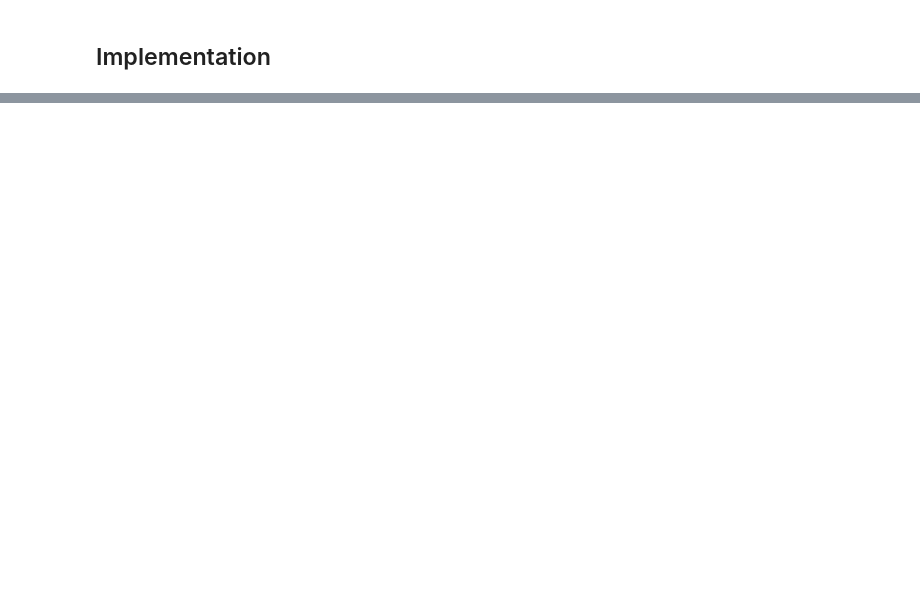
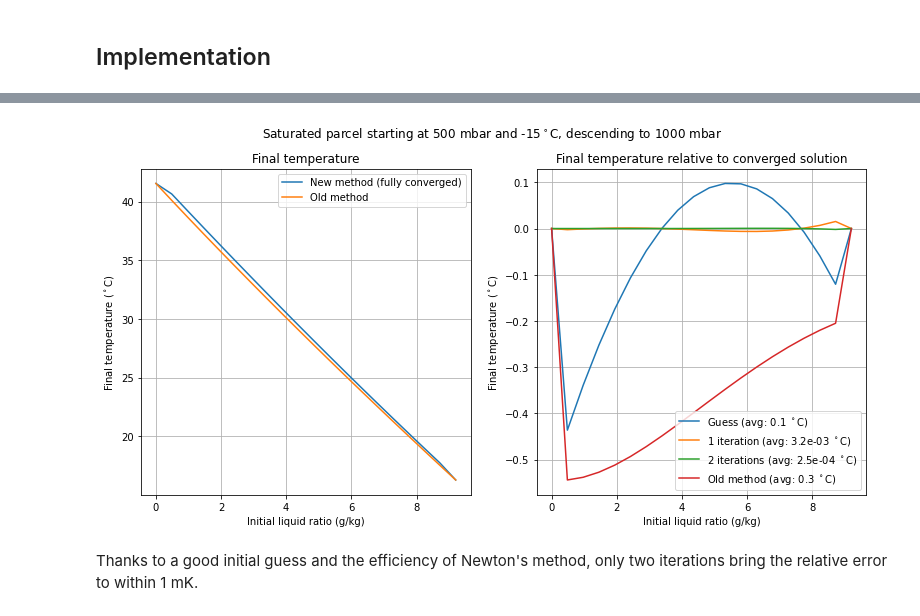
Before and after one commit to tschanzer/taste-of-research-21T3, a Jupyter notebook: notebooks/20211011_adiabat_switching/20211011_adiabat_switching.ipynb, the cells around one changed output, grey strips where cells are left out. Saved outputs shown, nothing was run; the diff lists cells and outputs as text; code cells hidden in the pictures; blank space fills up the shorter version.

Commit message:
Test adiabat switching

```diff
--- a/notebooks/20211011_adiabat_switching/20211011_adiabat_switching.ipynb
+++ b/notebooks/20211011_adiabat_switching/20211011_adiabat_switching.ipynb
@@ -291,0 +313,11 @@ def descend(
+# %%
+p_initial = 500*units.mbar
+p_final = 1000*units.mbar
+T_initial = -15*units.celsius
+# initially saturated parcel
+q_initial = saturation_specific_humidity(p_initial, T_initial)
+# values for moist descent only
+T_max_final = moist_lapse(p_final, T_initial, p_initial)
+q_max_final = saturation_specific_humidity(p_final, T_max_final)
+# ensure that adiabat switch is required
+l_initial = np.linspace(0, q_max_final - q_initial, 20)
@@ -291,0 +355,59 @@ def descend(
+# %%
+# old method
+T_final_old = []
+for i in range(l_initial.size):
+    level, level_temp = evaporation_level(p_initial, T_initial, l_initial[i])
+    T = extra_liquid_descent_profile(
+        p_final, T_initial, level, level_temp, p_initial)
+    T_final_old.append(T)
+T_final_old = concatenate(T_final_old)
+# %%
+fig = plt.figure(figsize=(13,6))
+
+ax = fig.add_subplot(121)
+ax.plot(l_initial*1e3, T_final_converged.to(units.celsius),
+        label='New method (fully converged)')
+ax.plot(l_initial*1e3, T_final_old, label='Old method')
+ax.grid()
+ax.legend()
+ax.set(
+    xlabel='Initial liquid ratio (g/kg)',
+    ylabel=r'Final temperature ($^\circ$C)',
+    title='Final temperature')
+
+ax = fig.add_subplot(122)
+
+avg = np.average(np.abs(T_final_0.to(units.celsius) - T_final_converged)).m
+ax.plot(
+    l_initial*1e3, T_final_0.to(units.celsius) - T_final_converged,
+    label=r'Guess (avg: {:.1f} $^\circ$C)'.format(avg))
+
+avg = np.average(np.abs(T_final_1.to(units.celsius) - T_final_converged)).m
+ax.plot(
+    l_initial*1e3, T_final_1.to(units.celsius) - T_final_converged,
+    label=r'1 iteration (avg: {:.1e} $^\circ$C)'.format(avg))
+
+avg = np.average(np.abs(T_final_2.to(units.celsius) - T_final_converged)).m
+ax.plot(
+    l_initial*1e3, T_final_2.to(units.celsius) - T_final_converged,
+    label=r'2 iterations (avg: {:.1e} $^\circ$C)'.format(avg))
+
+avg = np.average(np.abs(T_final_old.to(units.celsius) - T_final_converged)).m
+ax.plot(
+    l_initial*1e3, T_final_old.to(units.celsius) - T_final_converged,
+    label='Old method (avg: {:.1f} $^\circ$C)'.format(avg), color='tab:red')
+
+ax.grid()
+ax.legend()
+ax.set(
+    xlabel='Initial liquid ratio (g/kg)',
+    ylabel=r'Final temperature ($^\circ$C)',
+    title='Final temperature relative to converged solution')
+
+fig.suptitle(r'Saturated parcel starting at 500 mbar and -15$^\circ$C, '
+             'descending to 1000 mbar')
+plt.show()
+# %% [output]
+[figure, added]
+# %% [markdown]
+Thanks to a good initial guess and the efficiency of Newton's method, only two iterations bring the relative error to within 1 mK.
```
Also changed, not shown: parts of 19 cells of this notebook.
